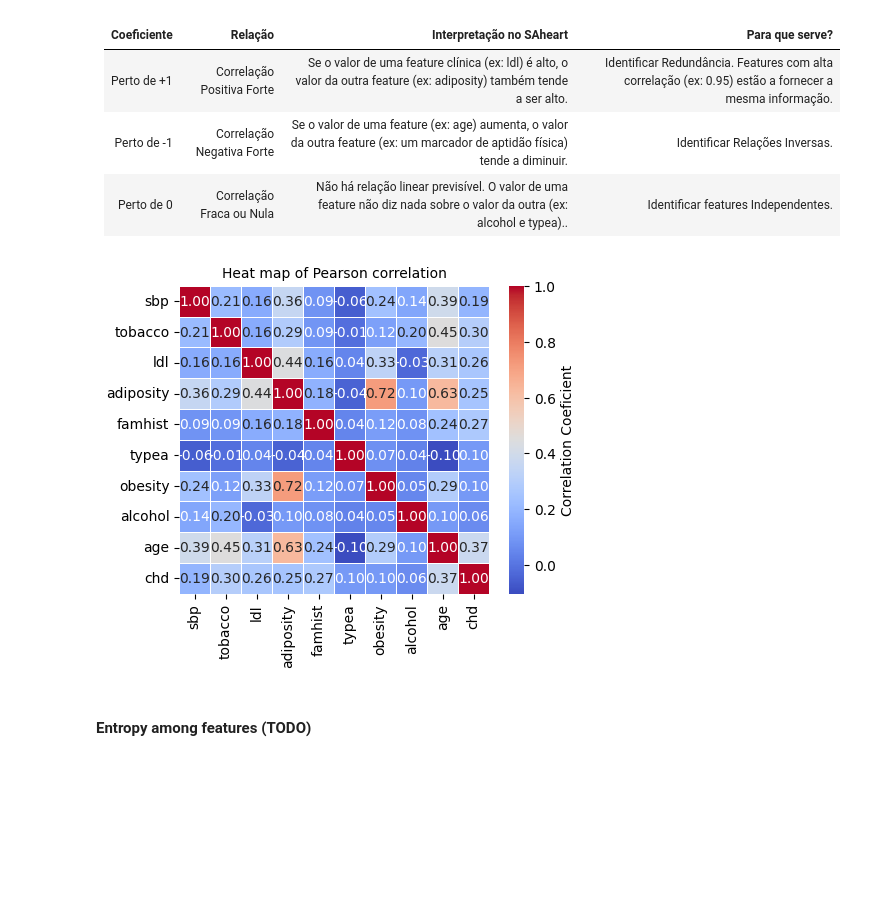
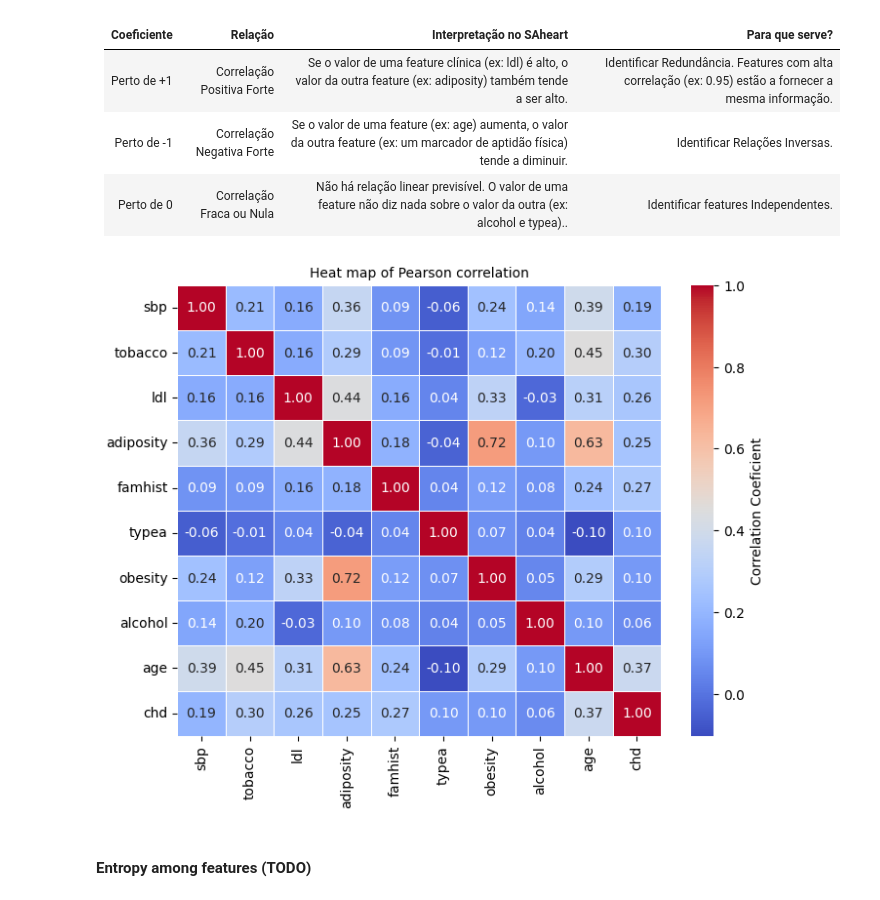
Before and after one commit to RS181/Data-Mining-I, a Jupyter notebook: praticas/FDS_2.ipynb, the cells around one changed output. Cells and saved outputs as stored; diff of their text form; code cells hidden in the pictures; blank space fills up the shorter version.

Commit message:
Ajuste de um plot

```diff
--- a/praticas/FDS_2.ipynb
+++ b/praticas/FDS_2.ipynb
@@ -701,13 +715,13 @@ Média 'Si' vs 'No': 4.1716
 # %%
 # Note: since the categorical feautures were encoded and only have two values (0 or 1)
 # I decided to not removed from correlation
 
 # 1. use correlation function of pandas to calculate correlatio using pearson method
 correlation_matrix = mydata.corr(method='pearson')
 
 # 2. plot the correlation matrix
-plot_correlation_heat_map(correlation_matrix)
+plot_correlation_heat_map_p2(correlation_matrix)
 # %% [output]
-[figure, old version]
+[figure, new version]
 # %% [markdown]
 #### Entropy among features (TODO)
```
Also changed, not shown: parts of 1 cell of this notebook.
